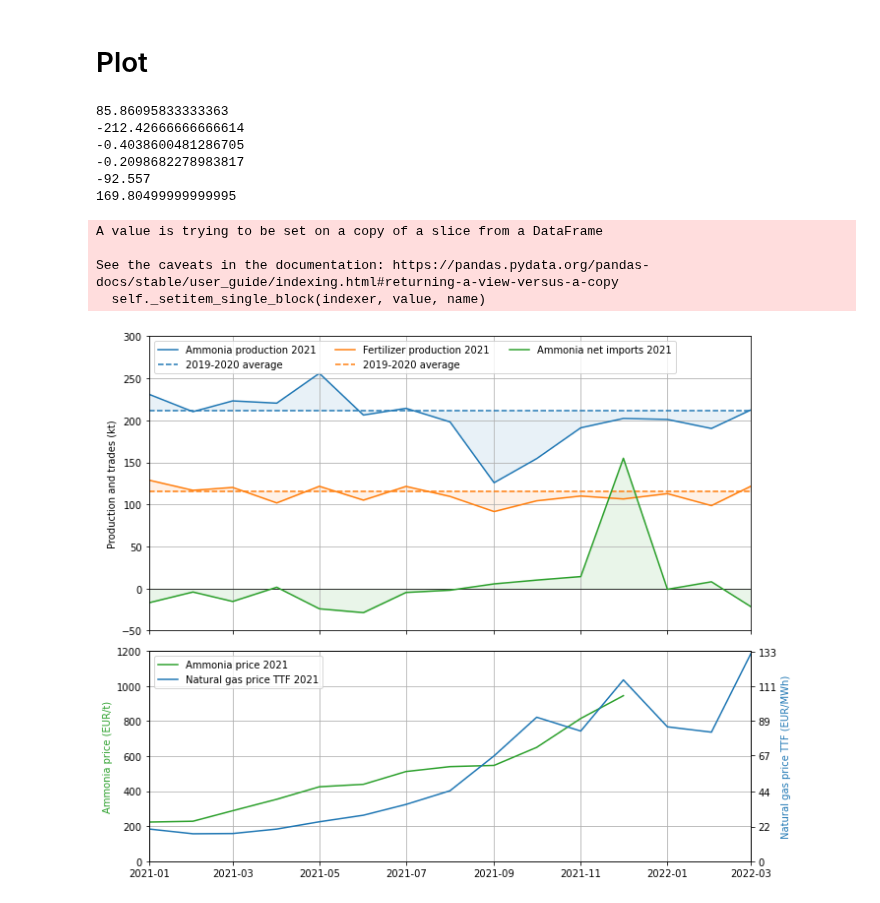
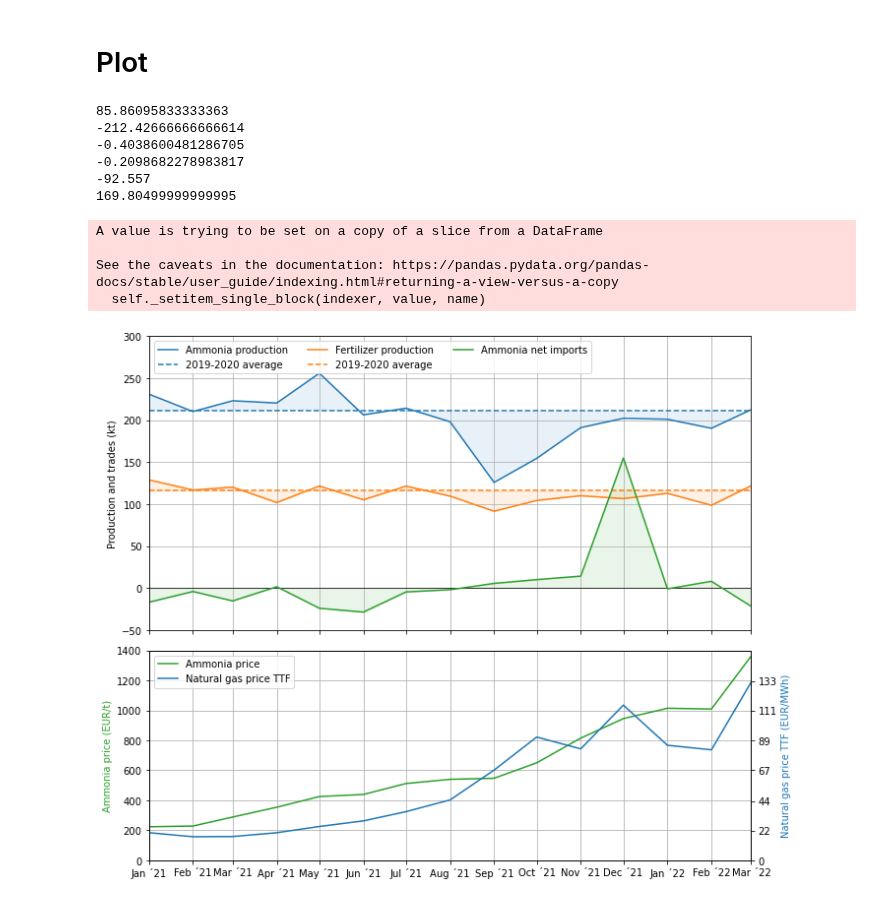
Before and after one commit to oruhnau/energy_demand, a Jupyter notebook: bottom_up/bottom_up.ipynb, the cells around one changed output. Cells and saved outputs as stored; diff of their text form; code cells hidden in the pictures.

Commit message:
Added 2022 prices

```diff
--- a/bottom_up/bottom_up.ipynb
+++ b/bottom_up/bottom_up.ipynb
@@ -37,8 +37,9 @@ dfx = df.copy().iloc[24:]/1000
 x = dfx.index
 
 ax.axhline(0, color='black', linewidth=0.7)
+#ax.axvline(pd.Timestamp('2022-01-01'), color='black', linewidth=0.7)
 
-ax.plot(x, dfx['Ammonia production DE, t'], label='Ammonia production 2021')
+ax.plot(x, dfx['Ammonia production DE, t'], label='Ammonia production')
 ax.axhline(dfa['Ammonia production DE, t'].mean(), linestyle='--', label='2019-2020 average')
 ax.fill_between(x, dfx['Ammonia production DE, t'], dfa['Ammonia production DE, t'].mean(), alpha=0.1)
 
@@ -46,17 +47,18 @@ print((dfx['Ammonia production DE, t'] - dfa['Ammonia production DE, t'].mean())
 print((dfx['Ammonia production DE, t'] - dfa['Ammonia production DE, t'].mean()).iloc[7:].sum())
 print((dfx['Ammonia production DE, t'].min() - dfa['Ammonia production DE, t'].mean())/dfa['Ammonia production DE, t'].mean())
 
-ax.plot(x, dfx['Fertiliser production DE, t'], label='Fertilizer production 2021')
+ax.plot(x, dfx['Fertiliser production DE, t'], label='Fertilizer production')
 ax.axhline(dfa['Fertiliser production DE, t'].mean(), linestyle='--', color='tab:orange', label='2019-2020 average')
 ax.fill_between(x, dfx['Fertiliser production DE, t'], dfa['Fertiliser production DE, t'].mean(), color='tab:orange', alpha=0.1)
 
 print((dfx['Fertiliser production DE, t'].min() - dfa['Fertiliser production DE, t'].mean())/dfa['Fertiliser production DE, t'].mean())
 
-ax.plot(x, dfx['Ammonia net imports DE, t'], color='tab:green', label='Ammonia net imports 2021')
+ax.plot(x, dfx['Ammonia net imports DE, t'], color='tab:green', label='Ammonia net imports')
 ax.fill_between(x, dfx['Ammonia net imports DE, t'], 0, color='tab:green', alpha=0.1)
 
 print(dfx['Ammonia net imports DE, t'].iloc[:7].sum())
 print(dfx['Ammonia net imports DE, t'].iloc[8:].sum())
+#ax.axvline(x=12)
 
 ax.set_xlim(x[0], x[-1])
 ax.set_xticklabels([])
@@ -76,40 +78,40 @@ plt.axhline(0, color='black', linewidth=0.7)
 #handle_1, = ax1.plot(x, dfx['Ammonia avg. value of trades EUR/t'], color='tab:green')
 #ax.axhline(dfa['Ammonia avg. value of trades EUR/t'].mean(), linestyle='--', color='tab:green')
 
 dfx['Ammonia price CFR NWE, EUR/t'].iloc[:4] = dfx['Ammonia avg. value of trades EUR/t'].iloc[:4]
 handle_1, = ax1.plot(x, dfx['Ammonia price CFR NWE, EUR/t'], color='tab:green')
+#handle_1, = ax1.plot(x, dfx['Ammonia avg. value of trades EUR/t'], color='tab:green')
 
-
-
-plt.xlim(x[0], x[-1])
-X = plt.gca().xaxis
-X.set_major_locator(mdates.MonthLocator())
-X.set_major_formatter(mdates.DateFormatter('%b'))
-plt.ylim(0, 1200)
+plt.ylim(0, 1400)
 plt.ylabel('Ammonia price (EUR/t)', color='tab:green')
 
 ax2 = ax1.twinx()
 #handle_2, = ax2.plot(gas.index, gas) #
 handle_2, = ax2.plot(x, dfx['Natural gas price TTF, EUR/MWh'])
 #ax2.axhline(gas_mean, linestyle='--', color='tab:blue')
-plt.ylim(0, 1200/9)
+plt.ylim(0, 1400/9)
 plt.yticks([int(round(x/9)) for x in range(0,1201,200)])
 plt.ylabel('Natural gas price TTF (EUR/MWh)', color='tab:blue')
+#ax1.axvline(pd.Timestamp('2022-01-01'), color='black', linewidth=0.7)
 
-plt.legend([handle_1, handle_2], ['Ammonia price 2021', 'Natural gas price TTF 2021'])
+plt.legend([handle_1, handle_2], ['Ammonia price', 'Natural gas price TTF'], loc='upper left')
 ax1.grid()
+
+X = plt.gca().xaxis
+X.set_major_locator(mdates.MonthLocator())
+X.set_major_formatter(mdates.DateFormatter('%b ´%y'))
 
 plt.tight_layout()
 plt.savefig(f'Ammonia.png', dpi=300)
 # %% [output]
 85.86095833333363
 -212.42666666666614
 -0.4038600481286705
 -0.2098682278983817
 -92.557
 169.80499999999995
 A value is trying to be set on a copy of a slice from a DataFrame
 
 See the caveats in the documentation: https://pandas.pydata.org/pandas-docs/stable/user_guide/indexing.html#returning-a-view-versus-a-copy
   self._setitem_single_block(indexer, value, name)
-[figure, old version]
+[figure, new version]
```
Also changed, not shown: parts of 2 cells of this notebook, 1 other file.
